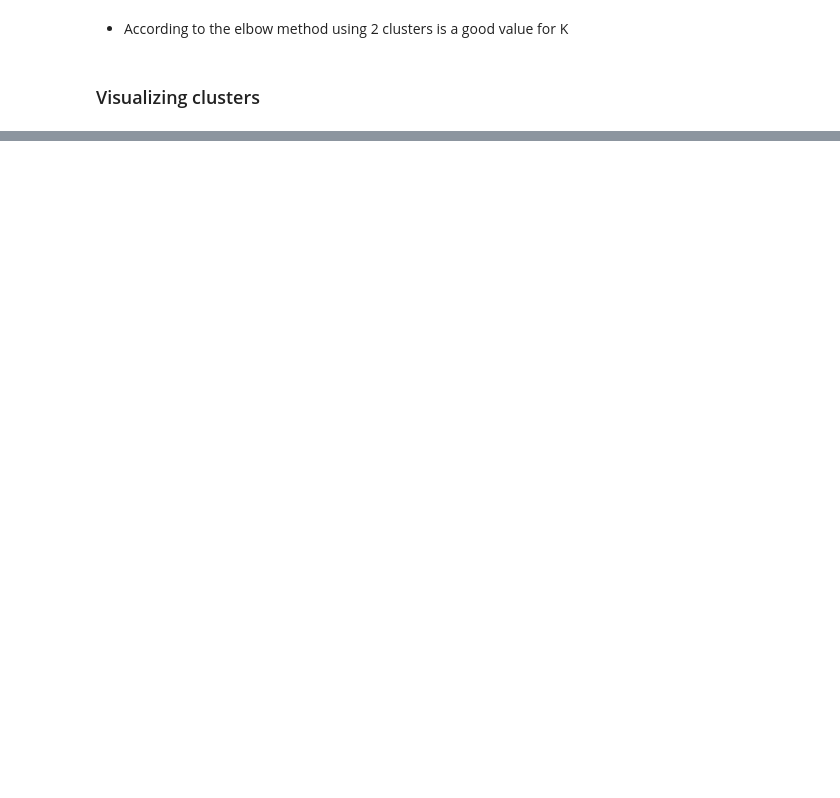
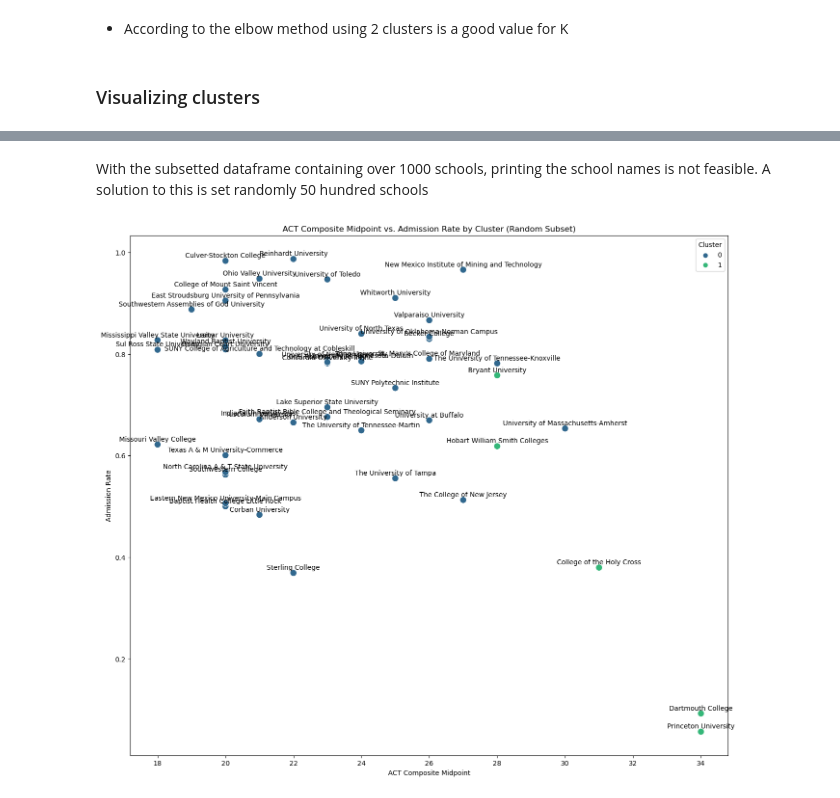
Before and after one commit to Rogercas1/CollegeScoreCard, a Jupyter notebook: analytics.ipynb, the cells around one changed output, grey strips where cells are left out. Saved outputs shown, nothing was run; the diff lists cells and outputs as text; code cells hidden in the pictures; blank space fills up the shorter version.

```diff
--- a/analytics.ipynb
+++ b/analytics.ipynb
@@ -144,0 +166,21 @@ df.corr()
+# %% [markdown]
+With the subsetted dataframe containing over 1000 schools, printing the school names is not feasible. A solution to this is set randomly 50 hundred schools
+# %%
+import random
+random.seed(13)
+selected_schools = random.sample(selected_df['INSTNM'].tolist(), 50)
+selected_df_subset = selected_df[selected_df['INSTNM'].isin(selected_schools)]
+
+plt.figure(figsize=(16, 14))
+sns.scatterplot(x='ACTCMMID', y='ADM_RATE', hue='cluster', palette='viridis', data=selected_df_subset, s=100)
+
+for i, row in selected_df_subset.iterrows():
+    plt.annotate(row['INSTNM'], (row['ACTCMMID'], row['ADM_RATE']), textcoords="offset points", xytext=(0, 5), ha='center')
+
+plt.title('ACT Composite Midpoint vs. Admission Rate by Cluster (Random Subset)')
+plt.xlabel('ACT Composite Midpoint')
+plt.ylabel('Admission Rate')
+plt.legend(title='Cluster')
+plt.show()
+# %% [output]
+[figure, added]
```
Also changed, not shown: parts of 14 cells of this notebook, 1 other file.
